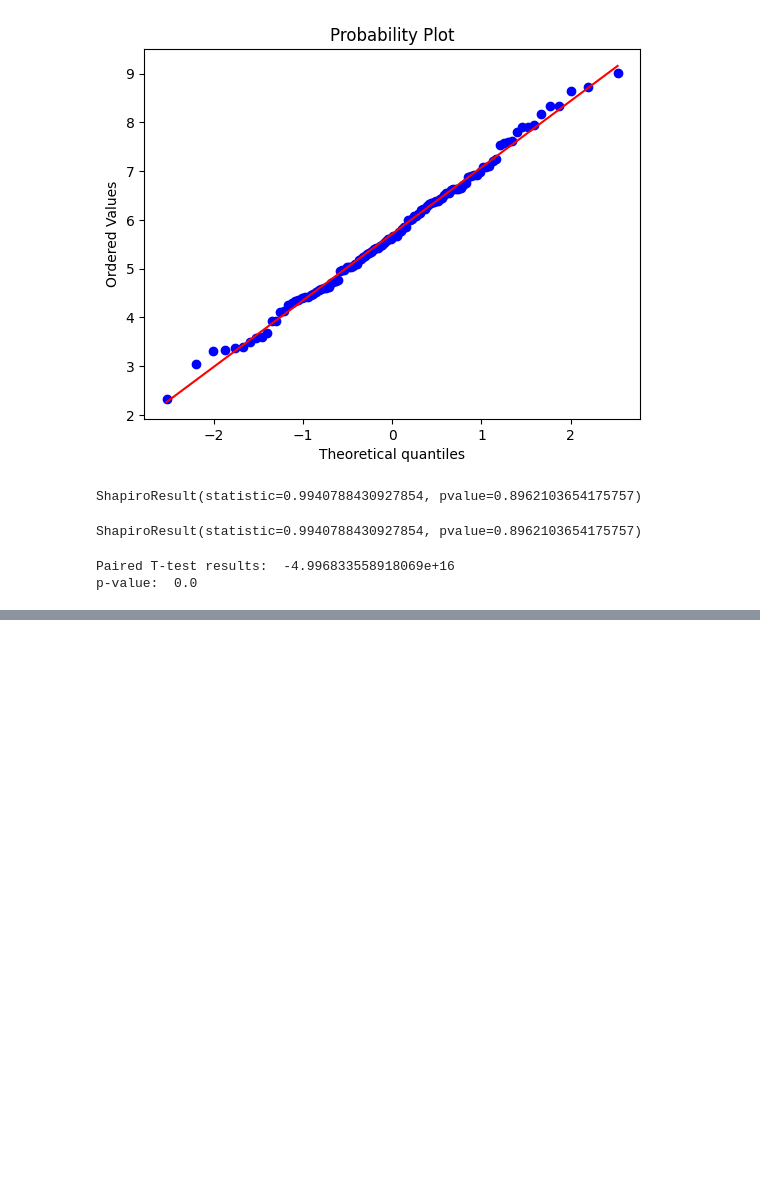
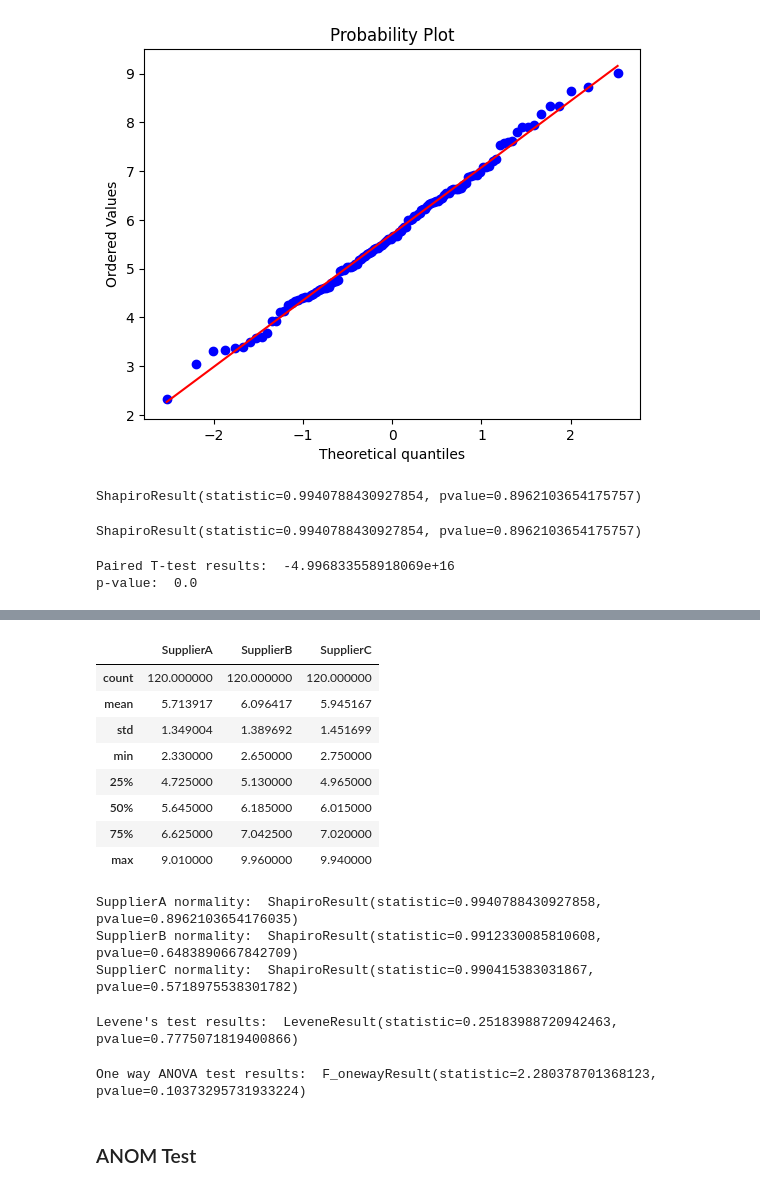
Before and after one commit to parth-gz/Data-Science, a Jupyter notebook: 17 - Hypothesis Testing/hypothesis_testing.ipynb, the cells around one changed output, grey strips where cells are left out. Cells and saved outputs as stored; diff of their text form; code cells hidden in the pictures; blank space fills up the shorter version.

```diff
--- a/17 - Hypothesis Testing/hypothesis_testing.ipynb
+++ b/17 - Hypothesis Testing/hypothesis_testing.ipynb
@@ -218,0 +321,4 @@ p-value:  0.0
+# %%
+#Objective: Are the transaction times for the three suppliers significantly different
+contract=pd.read_excel('ContractRenewal_Data(unstacked).xlsx')
+contract.head()
@@ -218,0 +332,23 @@ p-value:  0.0
+# %%
+contract.columns=['SupplierA','SupplierB','SupplierC']
+# %%
+contract.describe()
+# %% [output]
+|  | SupplierA | SupplierB | SupplierC |
+| count | 120.000000 | 120.000000 | 120.000000 |
+| mean | 5.713917 | 6.096417 | 5.945167 |
+| std | 1.349004 | 1.389692 | 1.451699 |
+| min | 2.330000 | 2.650000 | 2.750000 |
+| 25% | 4.725000 | 5.130000 | 4.965000 |
+| 50% | 5.645000 | 6.185000 | 6.015000 |
+| 75% | 6.625000 | 7.042500 | 7.020000 |
+| max | 9.010000 | 9.960000 | 9.940000 |
+# %%
+#Normality results
+print("SupplierA normality: ", stats.shapiro(contract.SupplierA))
+print("SupplierB normality: ", stats.shapiro(contract.SupplierB))
+print("SupplierC normality: ", stats.shapiro(contract.SupplierC))
+# %% [output]
+SupplierA normality:  ShapiroResult(statistic=0.9940788430927858, pvalue=0.8962103654176035)
+SupplierB normality:  ShapiroResult(statistic=0.9912330085810608, pvalue=0.6483890667842709)
+SupplierC normality:  ShapiroResult(statistic=0.990415383031867, pvalue=0.5718975538301782)
@@ -218,0 +360,6 @@ p-value:  0.0
+# %%
+#variance test
+levene_test=scipy.stats.levene(contract.SupplierA,contract.SupplierB,contract.SupplierC)
+print("Levene's test results: ",levene_test)
+# %% [output]
+Levene's test results:  LeveneResult(statistic=0.25183988720942463, pvalue=0.7775071819400866)
@@ -218,0 +372,6 @@ p-value:  0.0
+# %%
+#One way ANOVA test
+f_test_result=stats.f_oneway(contract.SupplierA,contract.SupplierB,contract.SupplierC)
+print("One way ANOVA test results: ",f_test_result)
+# %% [output]
+One way ANOVA test results:  F_onewayResult(statistic=2.280378701368123, pvalue=0.10373295731933224)
@@ -218,0 +386,2 @@ p-value:  0.0
+# %% [markdown]
+### ANOM Test
```
Also changed, not shown: parts of 24 cells of this notebook.
